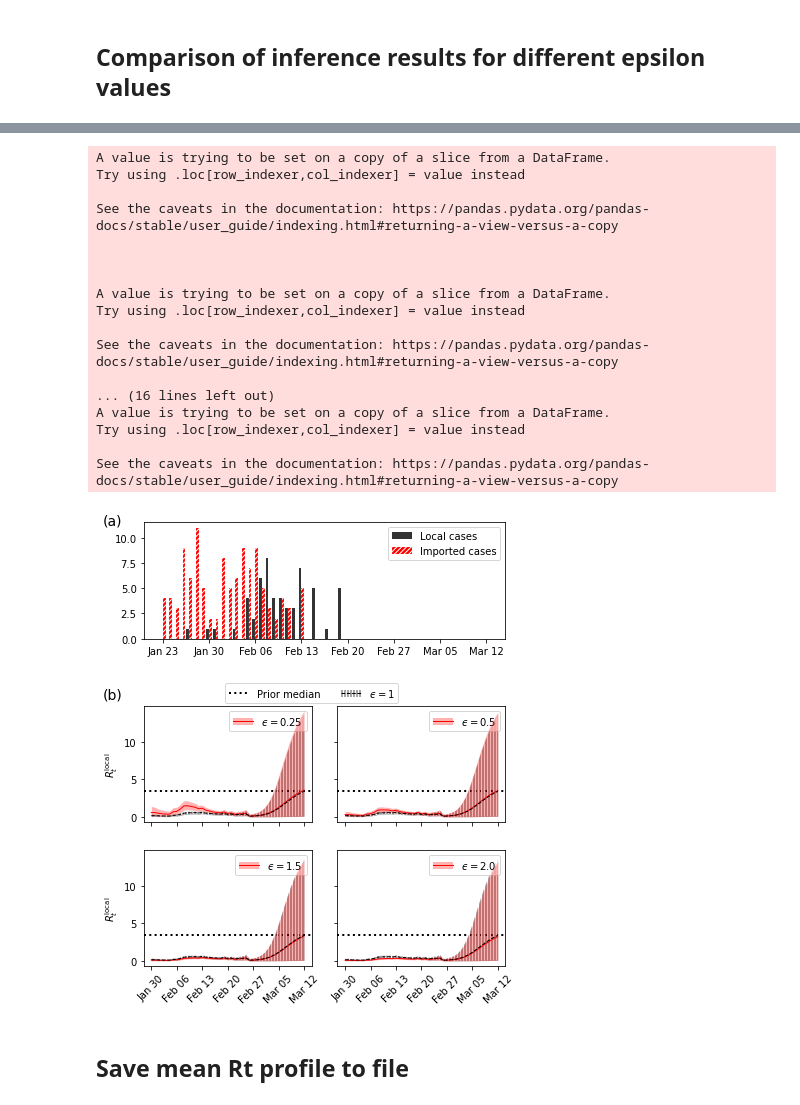
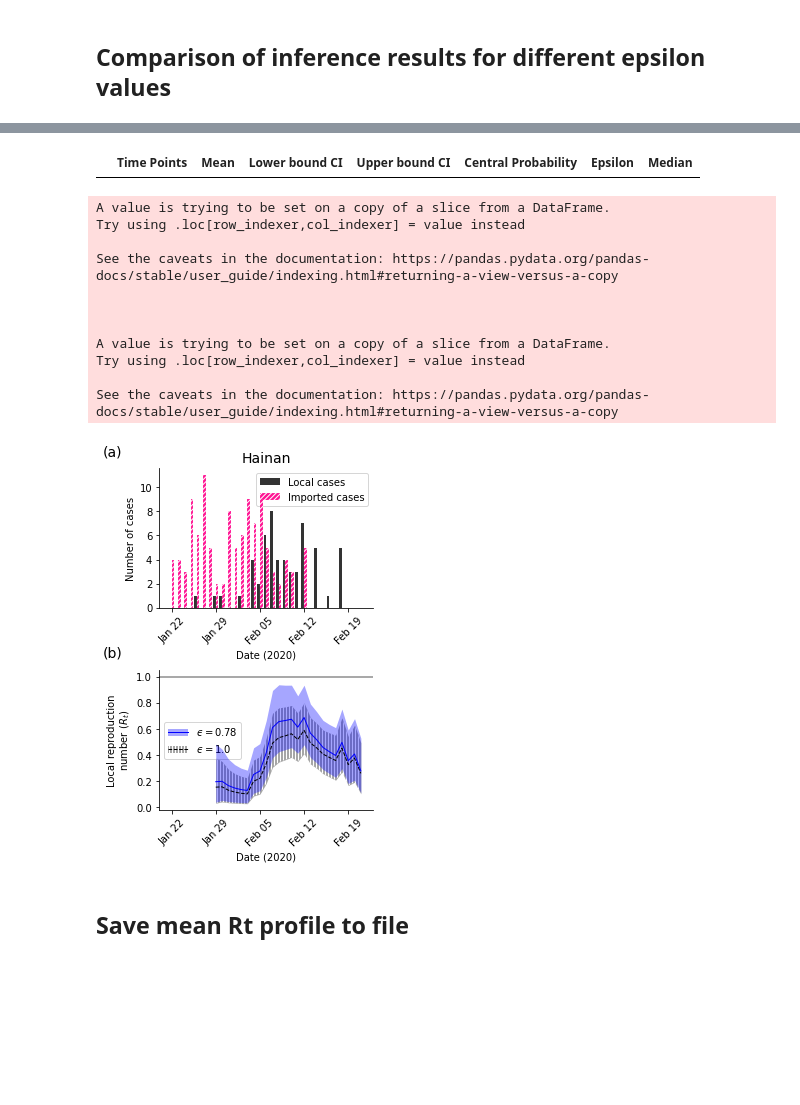
Before and after one commit to SABS-R3-Epidemiology/branchpro, a Jupyter notebook: branchpro/results/hainan-inference.ipynb, the cells around one changed output, grey strips where cells are left out. Drawn from its saved outputs; the diff is of its cells as text; code cells hidden in the pictures; blank space fills up the shorter version.

```diff
--- a/branchpro/results/hainan-inference.ipynb
+++ b/branchpro/results/hainan-inference.ipynb
@@ -92,7 +92,7 @@ b = 0.2
 
 # Run inferences for different values of epsilon
 column_names = ['Time Points', 'Mean', 'Lower bound CI', 'Upper bound CI', 'Central Probability', 'Epsilon']
-epsilon_range = [0.25, 0.5, 1, 1.5, 2.0]
+epsilon_range = [0.78, 1]
 chosen_times = [10, 15, 20, 25, 30, 40]
 
 all_intervals = pd.DataFrame(columns=column_names)
@@ -401,41 +401,39 @@ fig.update_yaxes(ticks='outside', title_text='R_t', row='all', col='all')
 
 # fig.write_image('HK-diff-eps-inf.pdf')
 fig.show()
+# %%
+all_intervals.loc[all_intervals['Epsilon']==0.7]
+# %% [output]
+|  | Time Points | Mean | Lower bound CI | Upper bound CI | Central Probability | Epsilon | Median |
 # %%
 inference_times = sorted(list(set(all_intervals['Time Points'].tolist())))
-epsilon_range = [0.25, 0.5, 1, 1.5, 2.0]
+epsilon_range = [0.78, 1.0]
 
-branchpro.figures.plot_r_inference(
-    datetime.datetime(2020, 1, 23),
-    locally_infected_cases,
-    imported_cases,
-    datetime.datetime(2020, 1, 23) + datetime.timedelta(days=inference_times[0]-1),
+branchpro.figures.plot_regions_inference(
+    datetime.datetime(2020, 1, 22),
+    ['Hainan'],
+    [locally_infected_cases],
+    [imported_cases],
+    datetime.datetime(2020, 1, 22) + datetime.timedelta(days=inference_times[0]-1),
     list(epsilon_range),
-    [all_intervals.loc[all_intervals['Epsilon']==eps] for eps in epsilon_range],
-    prior_dist.median(),
-    default_epsilon=1,
+    [[all_intervals.loc[all_intervals['Epsilon']==eps] for eps in epsilon_range]],
+    default_epsilon=1.0,
     show=False)
 
 plt.savefig('HN_inference.pdf')
 # %% [output]
 A value is trying to be set on a copy of a slice from a DataFrame.
 Try using .loc[row_indexer,col_indexer] = value instead
 
 See the caveats in the documentation: https://pandas.pydata.org/pandas-docs/stable/user_guide/indexing.html#returning-a-view-versus-a-copy
 
 
 
 A value is trying to be set on a copy of a slice from a DataFrame.
 Try using .loc[row_indexer,col_indexer] = value instead
 
 See the caveats in the documentation: https://pandas.pydata.org/pandas-docs/stable/user_guide/indexing.html#returning-a-view-versus-a-copy
-
-... (16 lines left out)
-A value is trying to be set on a copy of a slice from a DataFrame.
-Try using .loc[row_indexer,col_indexer] = value instead
-
-See the caveats in the documentation: https://pandas.pydata.org/pandas-docs/stable/user_guide/indexing.html#returning-a-view-versus-a-copy
-[figure, old version]
+[figure, new version]
 # %% [markdown]
 ## Save mean Rt profile to file
 # %%
```
Also changed, not shown: parts of 1 cell of this notebook, 6 other files.
